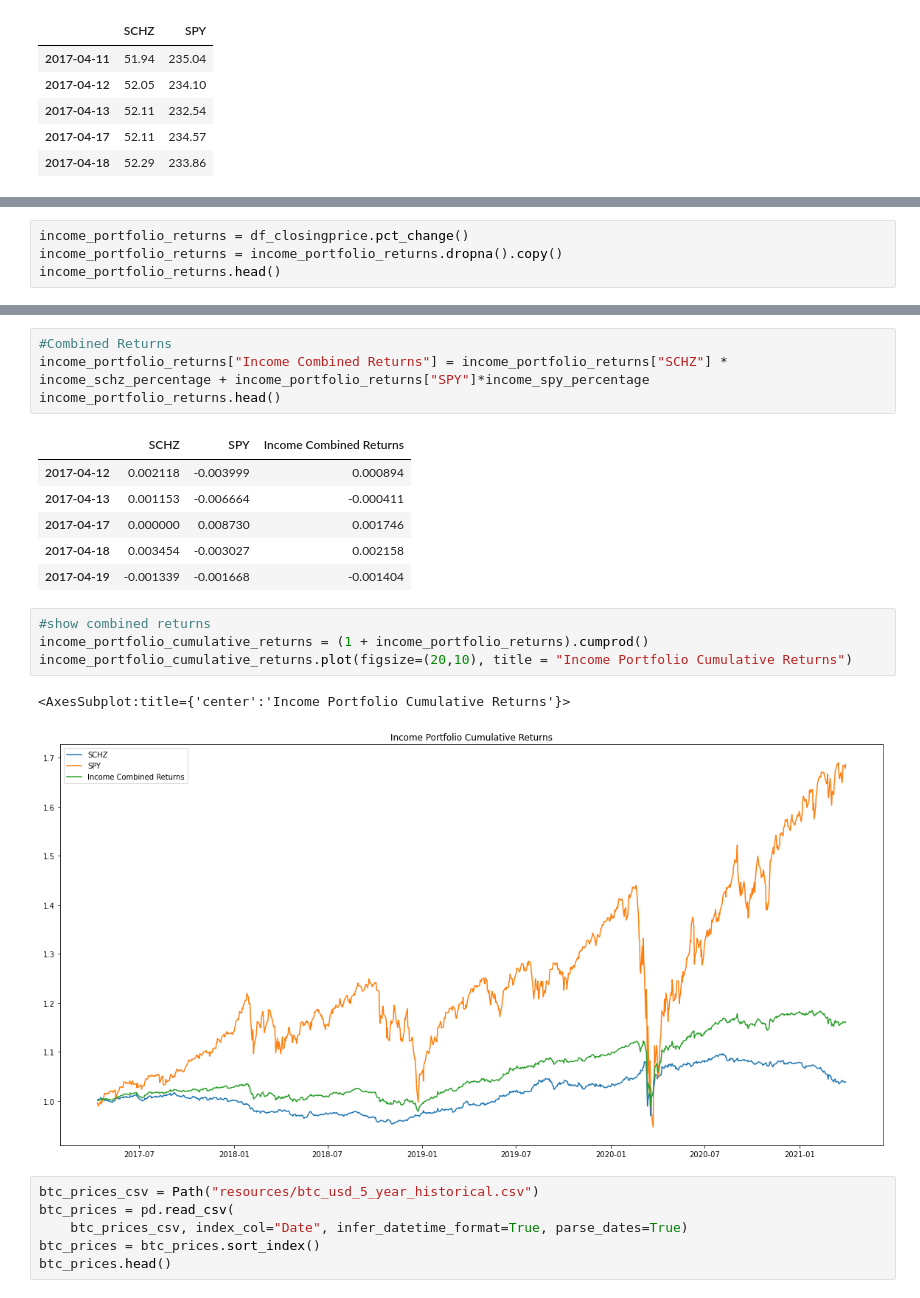
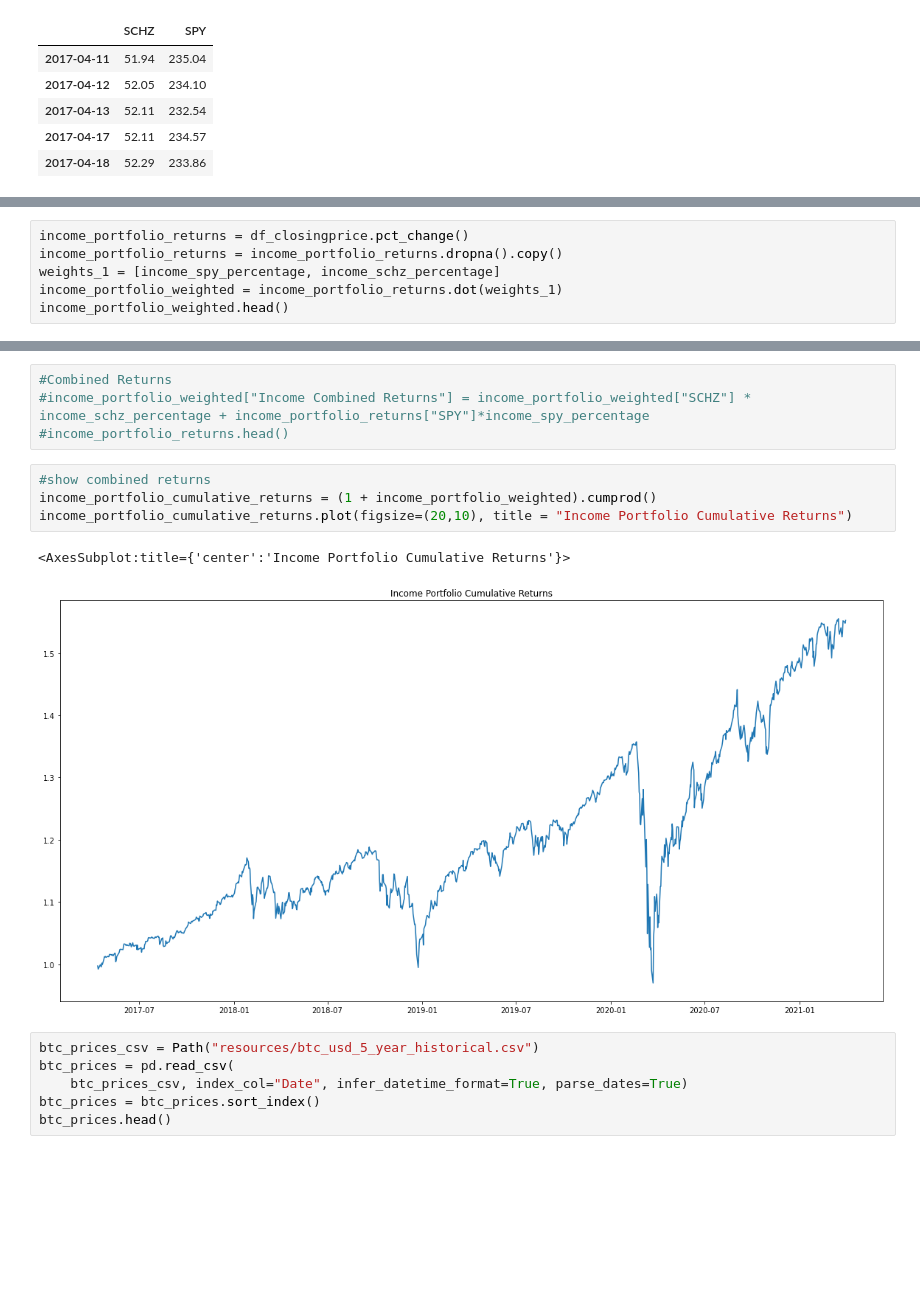
Before and after one commit to hammer888-tech/Project_1, a Jupyter notebook: Project_1B.ipynb, the cells around one changed output, grey strips where cells are left out. Saved outputs shown, nothing was run; the diff lists cells and outputs as text; blank space fills up the shorter version.

```diff
--- a/Project_1B.ipynb
+++ b/Project_1B.ipynb
@@ -124,5 +125,7 @@ print(income_schz)
 # %%
 income_portfolio_returns = df_closingprice.pct_change()
 income_portfolio_returns = income_portfolio_returns.dropna().copy()
-income_portfolio_returns.head()
+weights_1 = [income_spy_percentage, income_schz_percentage]
+income_portfolio_weighted = income_portfolio_returns.dot(weights_1)
+income_portfolio_weighted.head()
 # %% [output]
@@ -145,21 +145,14 @@ income_portfolio_cumulative_returns.plot(figsize=(20,10), title = "Cumulative Re
 # %%
 #Combined Returns
-income_portfolio_returns["Income Combined Returns"] = income_portfolio_returns["SCHZ"] * income_schz_percentage + income_portfolio_returns["SPY"]*income_spy_percentage
-income_portfolio_returns.head()
+#income_portfolio_weighted["Income Combined Returns"] = income_portfolio_weighted["SCHZ"] * income_schz_percentage + income_portfolio_returns["SPY"]*income_spy_percentage
+#income_portfolio_returns.head()
-# %% [output]
-|  | SCHZ | SPY | Income Combined Returns |
-| 2017-04-12 | 0.002118 | -0.003999 | 0.000894 |
-| 2017-04-13 | 0.001153 | -0.006664 | -0.000411 |
-| 2017-04-17 | 0.000000 | 0.008730 | 0.001746 |
-| 2017-04-18 | 0.003454 | -0.003027 | 0.002158 |
-| 2017-04-19 | -0.001339 | -0.001668 | -0.001404 |
 # %%
 #show combined returns
-income_portfolio_cumulative_returns = (1 + income_portfolio_returns).cumprod()
+income_portfolio_cumulative_returns = (1 + income_portfolio_weighted).cumprod()
 income_portfolio_cumulative_returns.plot(figsize=(20,10), title = "Income Portfolio Cumulative Returns")
 # %% [output]
 <AxesSubplot:title={'center':'Income Portfolio Cumulative Returns'}>
-[figure, old version]
+[figure, new version]
 # %%
 btc_prices_csv = Path("resources/btc_usd_5_year_historical.csv")
 btc_prices = pd.read_csv(
```
Also changed, not shown: parts of 28 cells of this notebook.
